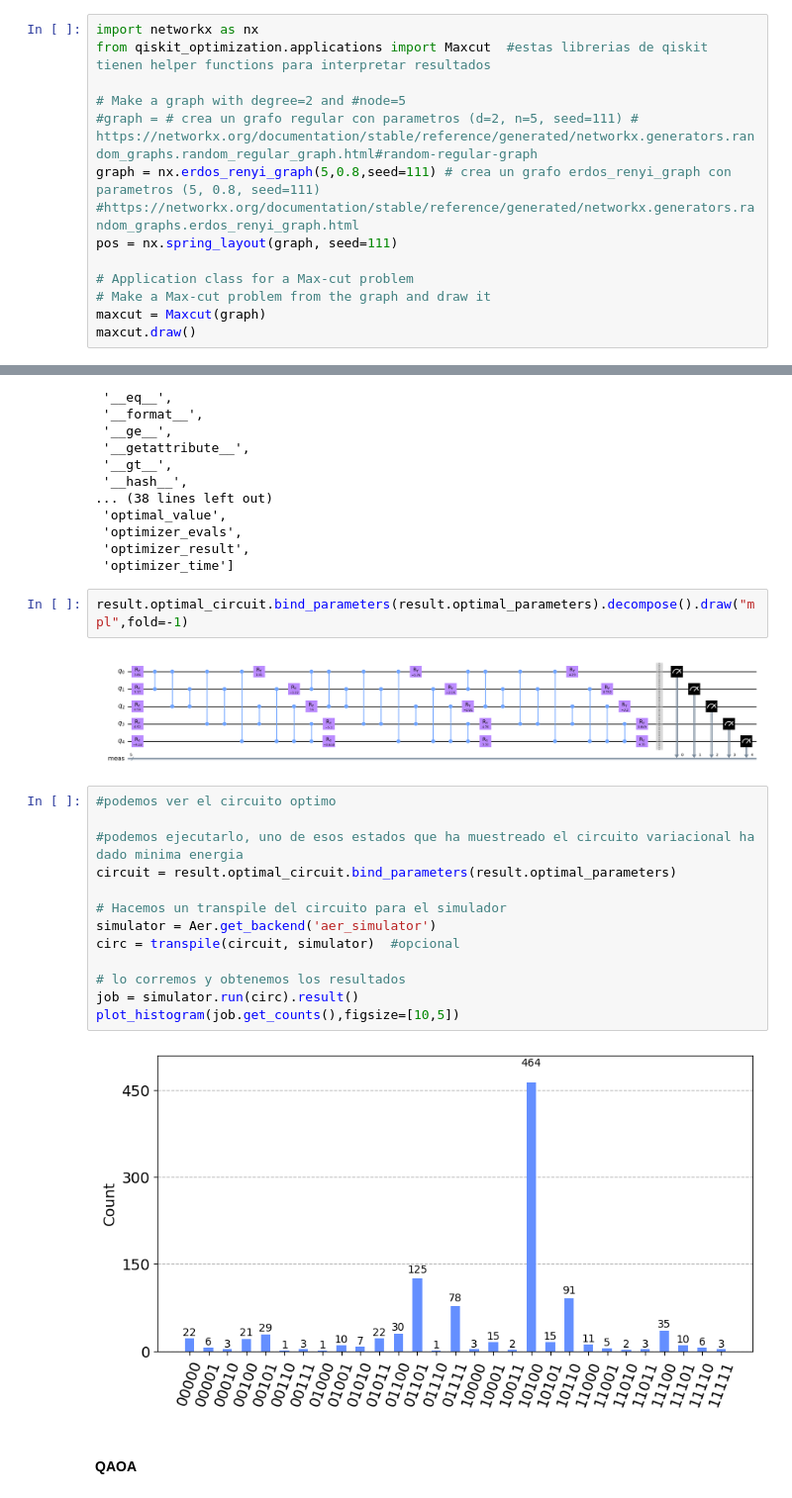
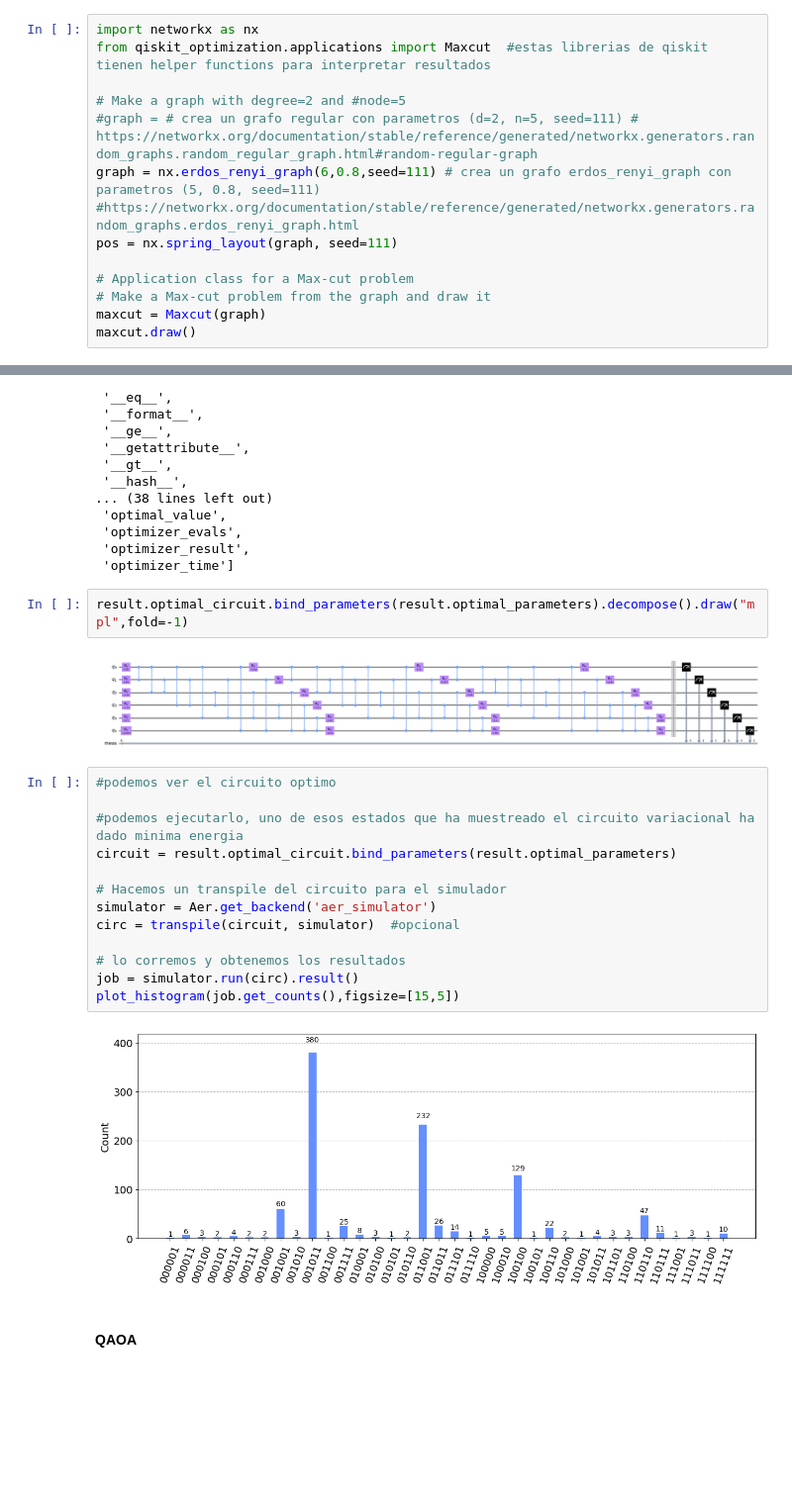
Before and after one commit to Mariomc10/AlgoritmosCuanticos, a Jupyter notebook: 14_Optimizacion_VQE_QAOA.ipynb, the cells around one changed output, grey strips where cells are left out. Shown at 99% size. Drawn from its saved outputs; the diff is of its cells as text; blank space fills up the shorter version.

```diff
--- a/14_Optimizacion_VQE_QAOA.ipynb
+++ b/14_Optimizacion_VQE_QAOA.ipynb
@@ -162,7 +162,7 @@ from qiskit_optimization.applications import Maxcut  #estas librerias de qiskit
 
 # Make a graph with degree=2 and #node=5
 #graph = # crea un grafo regular con parametros (d=2, n=5, seed=111) # https://networkx.org/documentation/stable/reference/generated/networkx.generators.random_graphs.random_regular_graph.html#random-regular-graph
-graph = nx.erdos_renyi_graph(5,0.8,seed=111) # crea un grafo erdos_renyi_graph con parametros (5, 0.8, seed=111)   #https://networkx.org/documentation/stable/reference/generated/networkx.generators.random_graphs.erdos_renyi_graph.html
+graph = nx.erdos_renyi_graph(6,0.8,seed=111) # crea un grafo erdos_renyi_graph con parametros (5, 0.8, seed=111)   #https://networkx.org/documentation/stable/reference/generated/networkx.generators.random_graphs.erdos_renyi_graph.html
 pos = nx.spring_layout(graph, seed=111)
 
 # Application class for a Max-cut problem
@@ -367,22 +373,22 @@ dir(result)
 # %%
 result.optimal_circuit.bind_parameters(result.optimal_parameters).decompose().draw("mpl",fold=-1)
 # %% [output]
-[figure, old version]
+[figure, new version]
 # %%
 #podemos ver el circuito optimo
 
 #podemos ejecutarlo, uno de esos estados que ha muestreado el circuito variacional ha dado minima energia
 circuit = result.optimal_circuit.bind_parameters(result.optimal_parameters)
 
 # Hacemos un transpile del circuito para el simulador
 simulator = Aer.get_backend('aer_simulator')
 circ = transpile(circuit, simulator)  #opcional
 
 # lo corremos y obtenemos los resultados
 job = simulator.run(circ).result()
-plot_histogram(job.get_counts(),figsize=[10,5])
+plot_histogram(job.get_counts(),figsize=[15,5])
 # %% [output]
-[figure, old version]
+[figure, new version]
 # %% [markdown]
 #### QAOA
 # %% [markdown]
```
Also changed, not shown: parts of 8 cells of this notebook, 1 other file.
